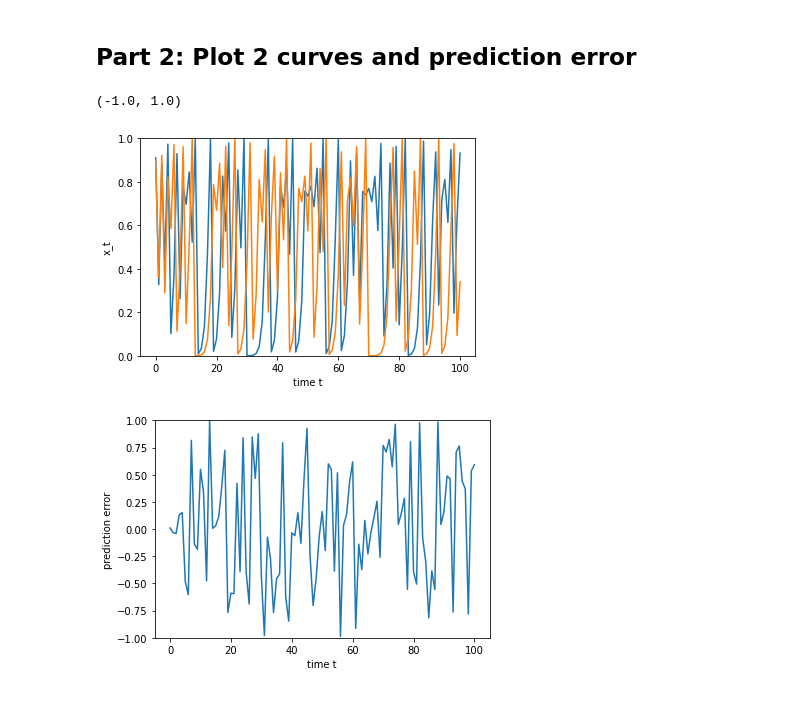
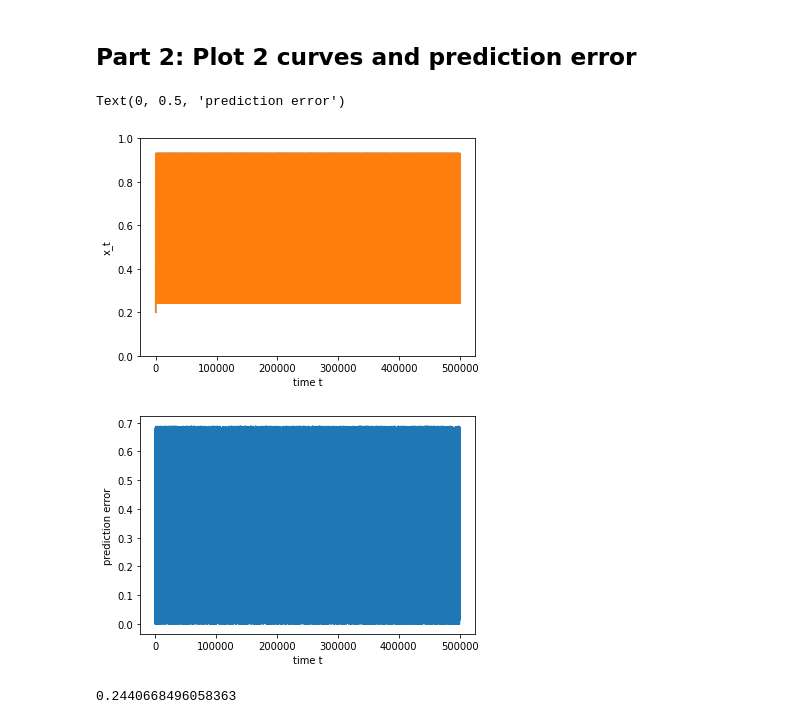
Before and after one commit to CharlotteMaschke/Dynamical_Systems_and_Chaos, a Jupyter notebook: Logistic_equation.ipynb, the cells around one changed output. Cells and saved outputs as stored; diff of their text form; code cells hidden in the pictures.

```diff
--- a/Logistic_equation.ipynb
+++ b/Logistic_equation.ipynb
@@ -70,32 +71,36 @@ out_round
 ## Part 2: Plot 2 curves and prediction error
 # %%
 # Define initial condition
-r = 4
-iterations = 100
+r = 3.72
+iterations = 500000
 
-seed1 =0.91
-seed2 =0.9000001
+seed1 =0.2
+seed2 =0.200001
 # %%
 # calculate and print time solution
 out1 = equation(r, seed1, iterations)
 out2 = equation(r, seed2, iterations)
 
 # calculate prediction error
-pred_error = np.array(out1)-np.array(out2)
+pred_error = np.abs(np.array(out1)-np.array(out2))
 # %%
 plt.figure()
 plt.plot(out1)
 plt.plot(out2)
 plt.xlabel("time t")
 plt.ylabel("x_t")
 plt.ylim(0,1)
 
 plt.figure()
 plt.plot(pred_error)
 plt.xlabel("time t")
 plt.ylabel("prediction error")
-plt.ylim(-1,1)
+#plt.ylim(-1,1)
 # %% [output]
-(-1.0, 1.0)
+Text(0, 0.5, 'prediction error')
-[figure, old version]
+[figure, new version]
-[figure, old version]
+[figure, new version]
+# %%
+np.mean(pred_error)
+# %% [output]
+0.2440668496058363
```
Also changed, not shown: parts of 4 cells of this notebook, 1 other file.
